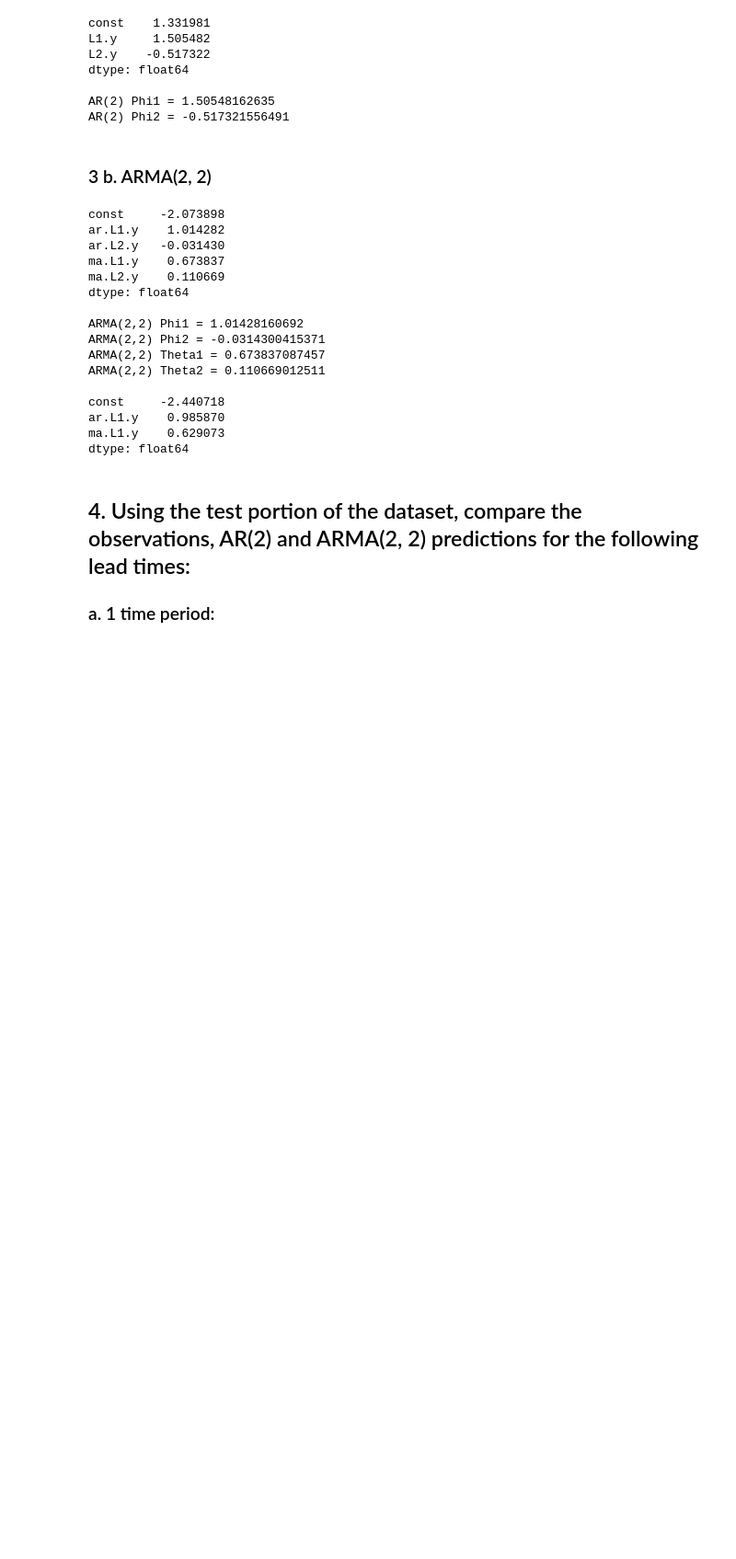
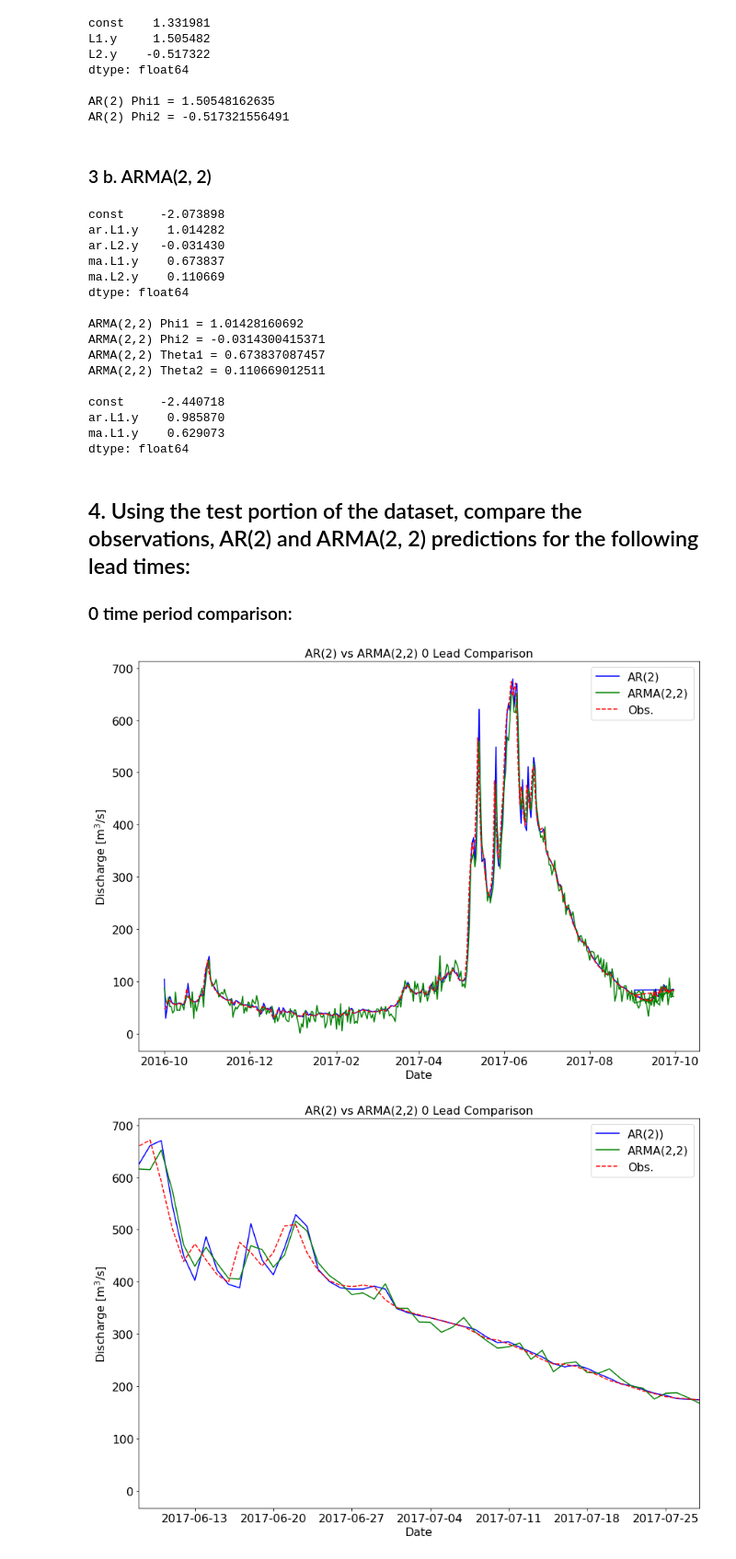
Before and after one commit to cameroncarsley/GEOS_518, a Jupyter notebook: Assignment_3/Hydrologic_Modeling_Assignment3 (1).ipynb, the cells around one changed output. Shown at 92% size. Drawn from its saved outputs; the diff is of its cells as text; code cells hidden in the pictures; blank space fills up the shorter version.

```diff
--- a/Assignment_3/Hydrologic_Modeling_Assignment3 (1).ipynb
+++ b/Assignment_3/Hydrologic_Modeling_Assignment3 (1).ipynb
@@ -159,4 +161,81 @@ ma.L1.y    0.629073
 dtype: float64
 # %% [markdown]
 ## 4. Using the test portion of the dataset, compare the observations, AR(2) and ARMA(2, 2) predictions for the following lead times:
-### a. 1 time period:
+###  0 time period comparison:
+# %%
+# ARMA(2,2)
+
+noise_std = 18.5  # this # is from the std of the error of the previous assignment
+
+Qtrain = df_train['Q'].values            # use training values to develop model parameters
+Qtrain = Qtrain.reshape(Qtrain.size,1)   # make Qtrain the correct size for this assessment
+
+Qtest  = df_test['Q'].values             # assign test values
+Qtest  = Qtest.reshape(Qtest.size,1)     # make the correct size
+
+DatesTest = df_test['SerDates'].values
+
+Qttm1 = np.concatenate([Qtrain[-2:-1],Qtest[0:-1]])  # add 2 numbers to testing data to make this the correct length
+Qttm1 = Qttm1.reshape(Qttm1.size,1)                  # reshape to a vector
+
+Qttm2 = np.concatenate([Qtrain[-3:-1],Qtest[0:-2]])  # add 3 numbers to testing data to make this the correct length
+Qttm2 = Qttm2.reshape(Qttm2.size,1)                  # reshape to a vector
+
+Qttm3 = np.concatenate([Qtrain[-4:-1],Qtest[0:-3]])  # add 4 numbers to testing data to make this the correct length
+Qttm3 = Qttm2.reshape(Qttm2.size,1)                  # reshape to a vector
+
+Qttm4 = np.concatenate([Qtrain[-5:-1],Qtest[0:-4]])  # # add 5 numbers to testing data to make this the correct length
+Qttm4 = Qttm2.reshape(Qttm2.size,1)
+
+Qttm5 = np.concatenate([Qtrain[-6:-1],Qtest[0:-5]])  # add 6 numbers to testing data to make this the correct length
+Qttm5 = Qttm2.reshape(Qttm2.size,1)
+
+etatm1 = np.random.normal(0.0,noise_std,(len(Qttm1),1))   # noise value t-1, eta(t-0)=noise_std
+etatm2 = np.concatenate([np.random.normal(0.0,noise_std,(2,1)),etatm1[0:-2]]) # noise t-2
+
+
+ARMA22_mu     = Q_ARMA_2_2_model.params[0]  # grab ARMA(2,2) model parameters from statsmodel
+ARMA22_phi1   = Q_ARMA_2_2_model.params[1]
+ARMA22_phi2   = Q_ARMA_2_2_model.params[2]
+ARMA22_theta1 = Q_ARMA_2_2_model.params[3]
+ARMA22_theta2 = Q_ARMA_2_2_model.params[4]
+
+# model output for t-0
+QhatARMA22 = ARMA22_mu + ARMA22_phi1*Qttm1 + ARMA22_phi2*Qttm2 - ARMA22_theta1*etatm1 - ARMA22_theta2*etatm2
+
+######### AR(2)  ###################
+
+AR2_mu   = Q_AR2_model.params[0]  # grab AR(2) model parameters from statsmodel
+AR2_phi1 = Q_AR2_model.params[1]
+AR2_phi2 = Q_AR2_model.params[2]
+
+QhatAR2 = AR2_mu + AR2_phi1*Qttm1 + AR2_phi2*Qttm2   # model output for t-0
+
+plt.figure(figsize=(14,10))
+
+plt.plot(DatesTest,QhatAR2,'b-')
+plt.plot(DatesTest,QhatARMA22,'g-')
+plt.plot(DatesTest,Qtest,'r--')
+plt.ylabel('Discharge [m${}^3$/s]',fontsize=16)
+plt.xlabel('Date',fontsize=16)
+plt.legend(('AR(2)','ARMA(2,2)','Obs.'),fontsize=16)
+plt.title('AR(2) vs ARMA(2,2) 0 Lead Comparison', fontsize=16)
+ax = plt.gca()
+ax.tick_params('both',labelsize=16)
+plt.show()
+
+plt.figure(figsize=(14,10))
+plt.plot(DatesTest,QhatAR2,'b-')
+plt.plot(DatesTest,QhatARMA22,'g-')
+plt.plot(DatesTest,Qtest,'r--')
+plt.xlim([DatesTest[250],DatesTest[300]])
+plt.ylabel('Discharge [m${}^3$/s]',fontsize=16)
+plt.xlabel('Date',fontsize=16)
+plt.title('AR(2) vs ARMA(2,2) 0 Lead Comparison', fontsize=16)
+plt.legend(('AR(2))','ARMA(2,2)','Obs.'),fontsize=16)
+ax = plt.gca()
+ax.tick_params('both',labelsize=16)
+plt.show()
+# %% [output]
+[figure, added]
+[figure, added]
```
Also changed, not shown: parts of 21 cells of this notebook.
